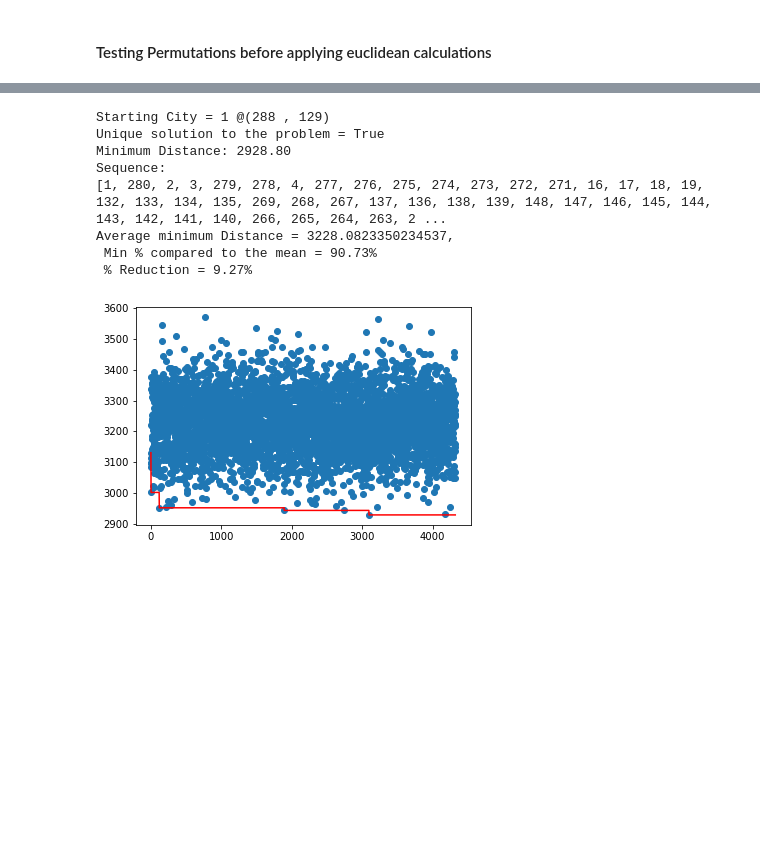
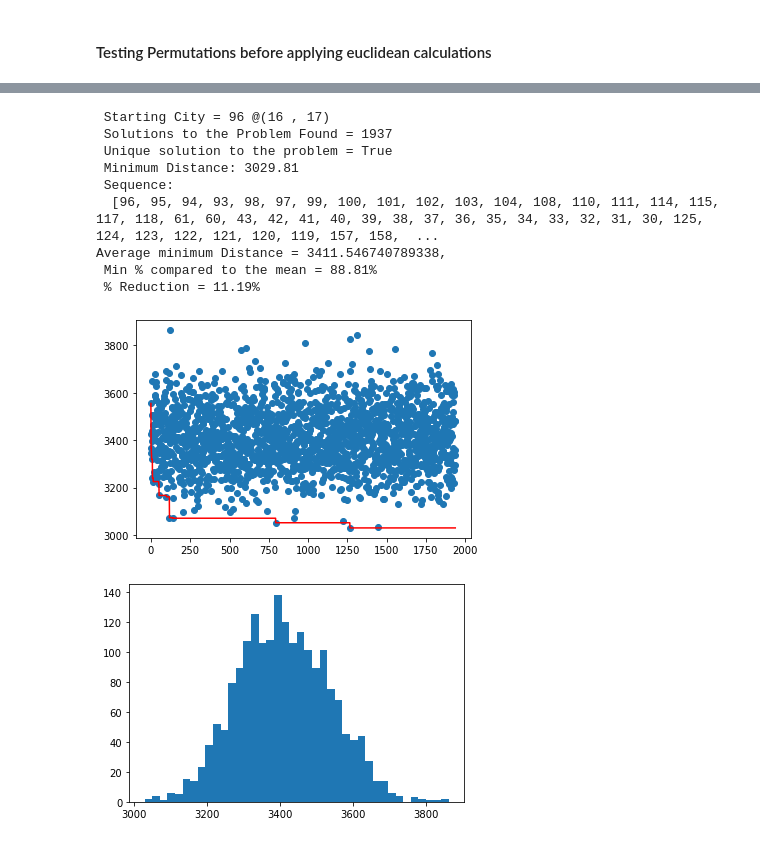
Before and after one commit to ithakis/Stochastic-Simulation-Assignment-3, a Jupyter notebook: Alexander.ipynb, the cells around one changed output, grey strips where cells are left out. Saved outputs shown, nothing was run; the diff lists cells and outputs as text; code cells hidden in the pictures; blank space fills up the shorter version.

Commit message:
Pre-Processing and AI completed
- Missing Good Plotting

```diff
--- a/Alexander.ipynb
+++ b/Alexander.ipynb
@@ -137,31 +170,34 @@ Order which the TSP will visit the cities:
 """PCB442"""  ;    print("Map : PCB442", end="\n\n")
 
 """Starting City: of the traveling salesman. Can also be random."""
-SC = 0 ; print(f"Deterministically deciding the starting city of the TSP  = {SC}", end="\n\n")
+SC = 442 ; print(f"Deterministically deciding the starting city of the TSP  = {SC}", end="\n\n")
 # SC = np.random.randint(0, EI51.shape[0])    ;   print(f"Randomly Selected Starting City (SP) = {SC}", end="\n\n")
 
-inf = np.iinfo(PCB442.dtype).max
+inf = np.square(PCB442[:, 0].max() - PCB442[:, 0].min())   +    np.square(PCB442[:, 1].max() - PCB442[:, 1].min())
 print(f"+infinity number used: {inf}", end="\n\n")
 
 # cpp : copy=True has to be used to avoid changing values in both arrays.
 # orderA280 = stores the order (sequence) of that the TSP will travel to
 # DistanceTraveledPCB442 : list for the distance of each journey
-cpp = np.array(PCB442, copy=True)  ;   orderPCB442 = [SC]  ;   DistanceTraveledPCB442 = -1*np.ones(PCB442.shape[0], dtype=float)
-
+cpp = np.array(PCB442, copy=True)  ;   orderPCB442 = [SC]  ;   DistanceTraveledPCB442 = []
+# Current City
+cc = SC-1
 # Getting the Coordinates of the Starting City
-x , y = PCB442[SC, 0] , PCB442[SC, 1]
+x , y = PCB442[SC-1, 0] , PCB442[SC-1, 1]
 # Setting the Coordinates of the starting city to inf,inf (inf based on dtype)  in the temp array so it wont be selected.
-cpp[SC, 0], cpp[SC, 1] = inf , inf
+cpp[SC-1, 0], cpp[SC-1, 1] = cpp[SC-1, 0] + inf, cpp[SC-1, 1] + inf
 tArray = np.zeros(PCB442.shape[0], dtype=PCB442.dtype)
-for i in range(PCB442.shape[0]):
+for i in range(PCB442.shape[0]-1):
     # Finds the city with the smallest euclidean distance from the current city (cc)
     tArray = np.square(PCB442[cc, 0] - cpp[:, 0])   +    np.square(PCB442[cc, 1] - cpp[:, 1])
     cc = np.argmin(tArray)
-    DistanceTraveledPCB442[i] = np.sqrt(tArray[cc])
-    cpp[cc, 0], cpp[cc, 1] = inf , inf
-    orderPCB442.append(cc)
+    DistanceTraveledPCB442.append(np.sqrt(tArray[cc]))
+    cpp[cc, 0], cpp[cc, 1] = cpp[cc, 0] + inf, cpp[cc, 1] + inf
+    orderPCB442.append(cc + 1)
 
-print(f"Total Distance Traveled = {DistanceTraveledPCB442.sum():0.2f}")
+DistanceTraveledPCB442.append(np.sqrt(np.square(PCB442[cc, 0] - PCB442[SC-1, 0])   +    np.square(PCB442[cc, 1] - PCB442[SC-1, 1])))
+orderPCB442.append(SC)
+print(f"Total Distance Traveled = {sum(DistanceTraveledPCB442):0.2f}")
 # print(f"Total Distance Table = {DistanceTraveledPCB442}")
 print(f"Order which the TSP will visit the cities:")
 print(orderPCB442, end="\n\n")
@@ -241,20 +288,24 @@ def initSequence(IA, startingCity=1, exTime=5):
 # %%
-"""Testing the Function"""
-distances, mD, bestSequence = initSequence(A280, startingCity=1, exTime=10)
+"""Testing the Function"""  ;  city=EI51   #;   city=A280   ;   city=PCB442
+%matplotlib inline
+# print(f"Testing the Function with city EI51", end="\n\n")
+distances, mD, bestSequence = initSequence(A280, startingCity=96, exTime=5)
 print(f"Average minimum Distance = {np.mean(distances)},  "
       f"\n Min % compared to the mean = {mD[-1]/np.mean(distances)*100:.2f}%"
       f"\n % Reduction = {100- mD[-1]/np.mean(distances)*100:.2f}%")
 plt.scatter([_ for _ in range(len(distances))], distances)
 plt.plot(mD, "r")
 plt.show()
-# plt.hist(distances, bins=40)
+plt.hist(distances, bins=40)    ;   plt.show()
 # %% [output]
-Starting City = 1 @(288 , 129)
-Unique solution to the problem = True
-Minimum Distance: 2928.80
-Sequence:
-[1, 280, 2, 3, 279, 278, 4, 277, 276, 275, 274, 273, 272, 271, 16, 17, 18, 19, 132, 133, 134, 135, 269, 268, 267, 137, 136, 138, 139, 148, 147, 146, 145, 144, 143, 142, 141, 140, 266, 265, 264, 263, 2 ...
-Average minimum Distance = 3228.0823350234537,
- Min % compared to the mean = 90.73%
- % Reduction = 9.27%
+ Starting City = 96 @(16 , 17)
+ Solutions to the Problem Found = 1937
+ Unique solution to the problem = True
+ Minimum Distance: 3029.81
+ Sequence:
+  [96, 95, 94, 93, 98, 97, 99, 100, 101, 102, 103, 104, 108, 110, 111, 114, 115, 117, 118, 61, 60, 43, 42, 41, 40, 39, 38, 37, 36, 35, 34, 33, 32, 31, 30, 125, 124, 123, 122, 121, 120, 119, 157, 158,  ...
+Average minimum Distance = 3411.546740789338,
+ Min % compared to the mean = 88.81%
+ % Reduction = 11.19%
-[figure, old version]
+[figure, new version]
+[figure, added]
```
Also changed, not shown: parts of 12 cells of this notebook, 1 other file.
